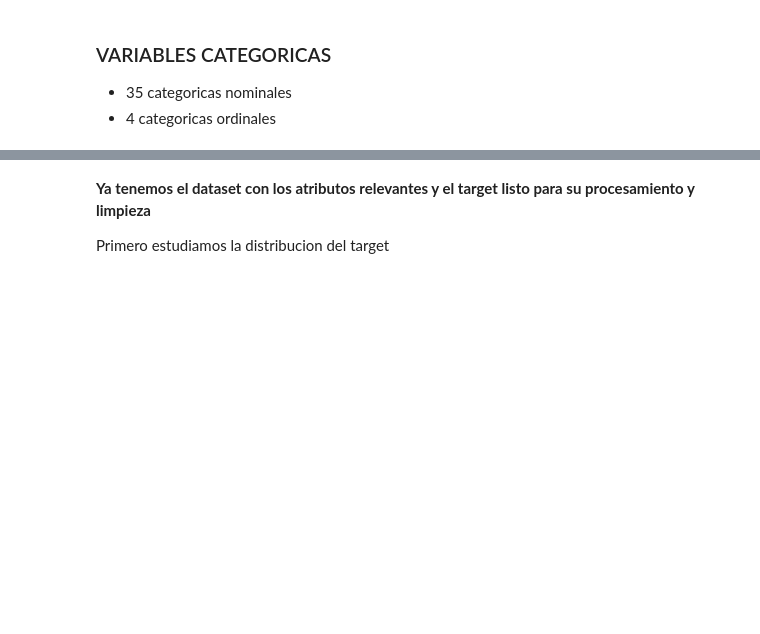
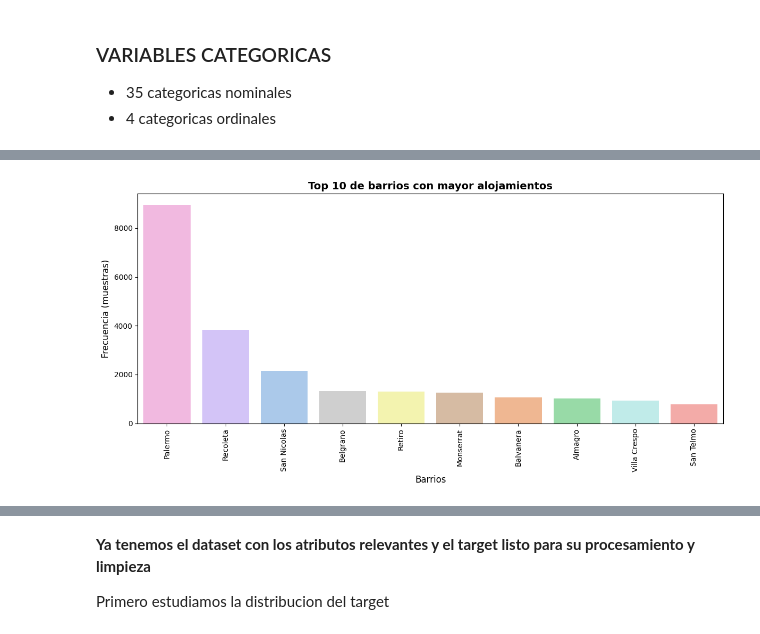
Before and after one commit to gonza29811/TP-analisis-de-datos, a Jupyter notebook: Trabajo Final - Grupo 12.ipynb, the cells around one changed output, grey strips where cells are left out. Cells and saved outputs as stored; diff of their text form; code cells hidden in the pictures; blank space fills up the shorter version.

```diff
--- a/Trabajo Final - Grupo 12.ipynb
+++ b/Trabajo Final - Grupo 12.ipynb
@@ -600,0 +719,32 @@ plt.close()
+# %%
+#GRAFICO DE TOP 10 DE BARRIOS CON MAYOR ALOJAMIENTOS
+
+#Filtramos el top 10 cde barrios con mas cantidad de anuncios
+top_10_barrios = df_categoricas['neighbourhood_cleansed'].value_counts().iloc[:10].index
+
+# Configuramos el tamaño
+plt.figure(figsize=(12, 6))
+
+# Creamos el gráfico de barras verticales ordenado
+sns.countplot(
+    x='neighbourhood_cleansed',
+    data=df_categoricas[df_categoricas['neighbourhood_cleansed'].isin(top_10_barrios)],
+    order=top_10_barrios,
+    palette='pastel',
+    hue='neighbourhood_cleansed',
+    legend=False
+)
+
+# Rotamos los nombres de los barrios 90 grados para que no se encimen
+plt.xticks(rotation=90)
+
+# Personalizamos los títulos y etiquetas del gráfico
+plt.title('Top 10 de barrios con mayor alojamientos', fontsize=14, fontweight='bold')
+plt.xlabel('Barrios', fontsize=12)
+plt.ylabel('Frecuencia (muestras)', fontsize=12)
+
+# Ajustamos el diseño y mostramos el gráfico
+plt.tight_layout()
+plt.show()
+# %% [output]
+[figure, added]
```
Also changed, not shown: parts of 73 cells of this notebook.
